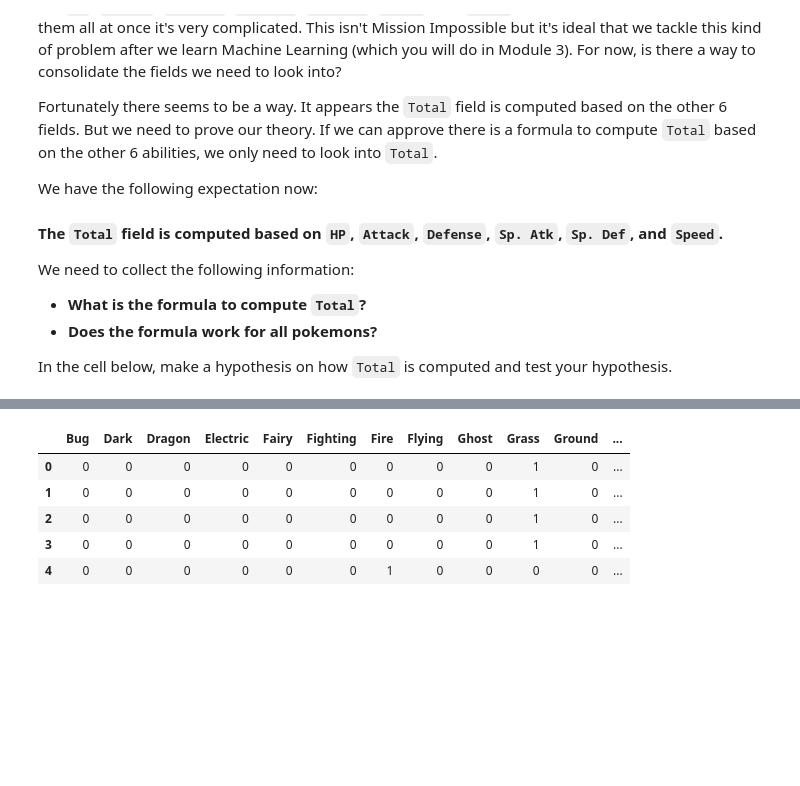
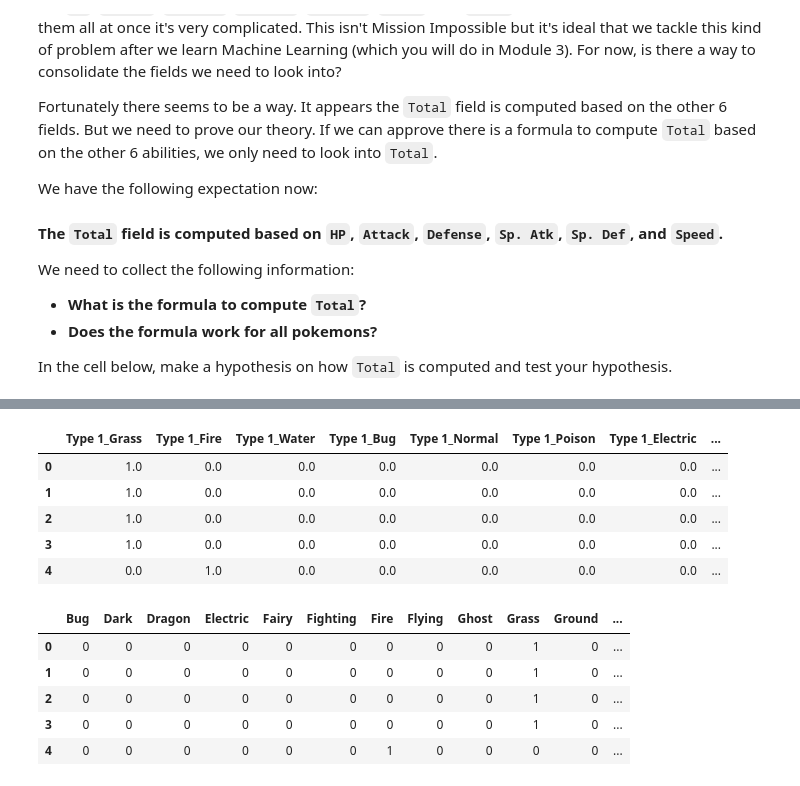
Before and after one commit to anahiolmos/lab-df-calculation-and-transformation, a Jupyter notebook: your-code/challenge-2.ipynb, the cells around one changed output, grey strips where cells are left out. Cells and saved outputs as stored; diff of their text form; code cells hidden in the pictures; blank space fills up the shorter version.

```diff
--- a/your-code/challenge-2.ipynb
+++ b/your-code/challenge-2.ipynb
@@ -95,8 +103,5 @@ The new numerical variables you create should look like below:
 # %%
-type1_list = pokemon['Type 1'].unique().tolist()
+onehot = OneHotEncoder(categories=[pokemon['Type 1'].unique(), pokemon['Type 2'].unique()], handle_unknown='ignore', sparse=False)
 
-type2_list = pokemon['Type 2'].unique().tolist()
-
-type_1_2 = type1_list + type2_list
-type_1_2
+onehot
 # %% [output]
@@ -120,5 +115,2 @@ type_1_2
-# %%
-# your code here
-
-from sklearn.preprocessing import OneHotEncoder
-onehot = OneHotEncoder(categories=[[type_1_2], pokemon['Type 1'].unique()], handle_unknown='ignore', sparse=False)
+# %%
+onehot.fit(pokemon[['Type 1', 'Type 2']])
@@ -124,0 +140,5 @@ onehot = OneHotEncoder(categories=[[type_1_2], pokemon['Type 1'].unique()], hand
+# %%
+# matrix
+
+df_onehot = onehot.transform(pokemon[['Type 1', 'Type 2']])
+df_onehot
@@ -125 +153,14 @@ onehot = OneHotEncoder(categories=[[type_1_2], pokemon['Type 1'].unique()], hand
+# %%
+# df
+
+df_onehot = pd.DataFrame(df_onehot, columns=onehot.get_feature_names_out())
+
+df_onehot.head()
+# %% [output]
+|  | Type 1_Grass | Type 1_Fire | Type 1_Water | Type 1_Bug | Type 1_Normal | Type 1_Poison | Type 1_Electric | ... |
+| 0 | 1.0 | 0.0 | 0.0 | 0.0 | 0.0 | 0.0 | 0.0 | ... |
+| 1 | 1.0 | 0.0 | 0.0 | 0.0 | 0.0 | 0.0 | 0.0 | ... |
+| 2 | 1.0 | 0.0 | 0.0 | 0.0 | 0.0 | 0.0 | 0.0 | ... |
+| 3 | 1.0 | 0.0 | 0.0 | 0.0 | 0.0 | 0.0 | 0.0 | ... |
+| 4 | 0.0 | 1.0 | 0.0 | 0.0 | 0.0 | 0.0 | 0.0 | ... |
 # %%
```
Also changed, not shown: parts of 8 cells of this notebook, 2 other files.
